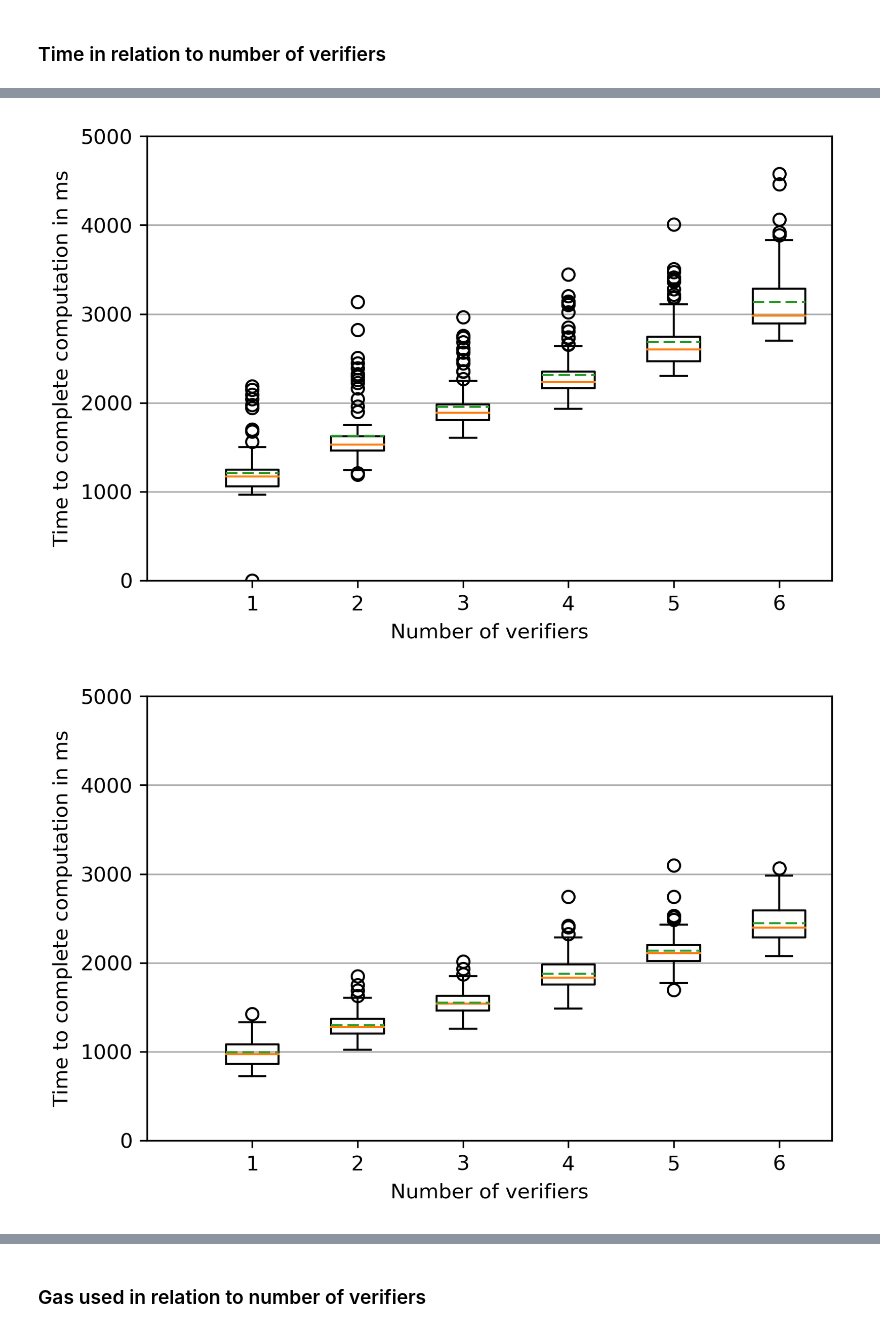
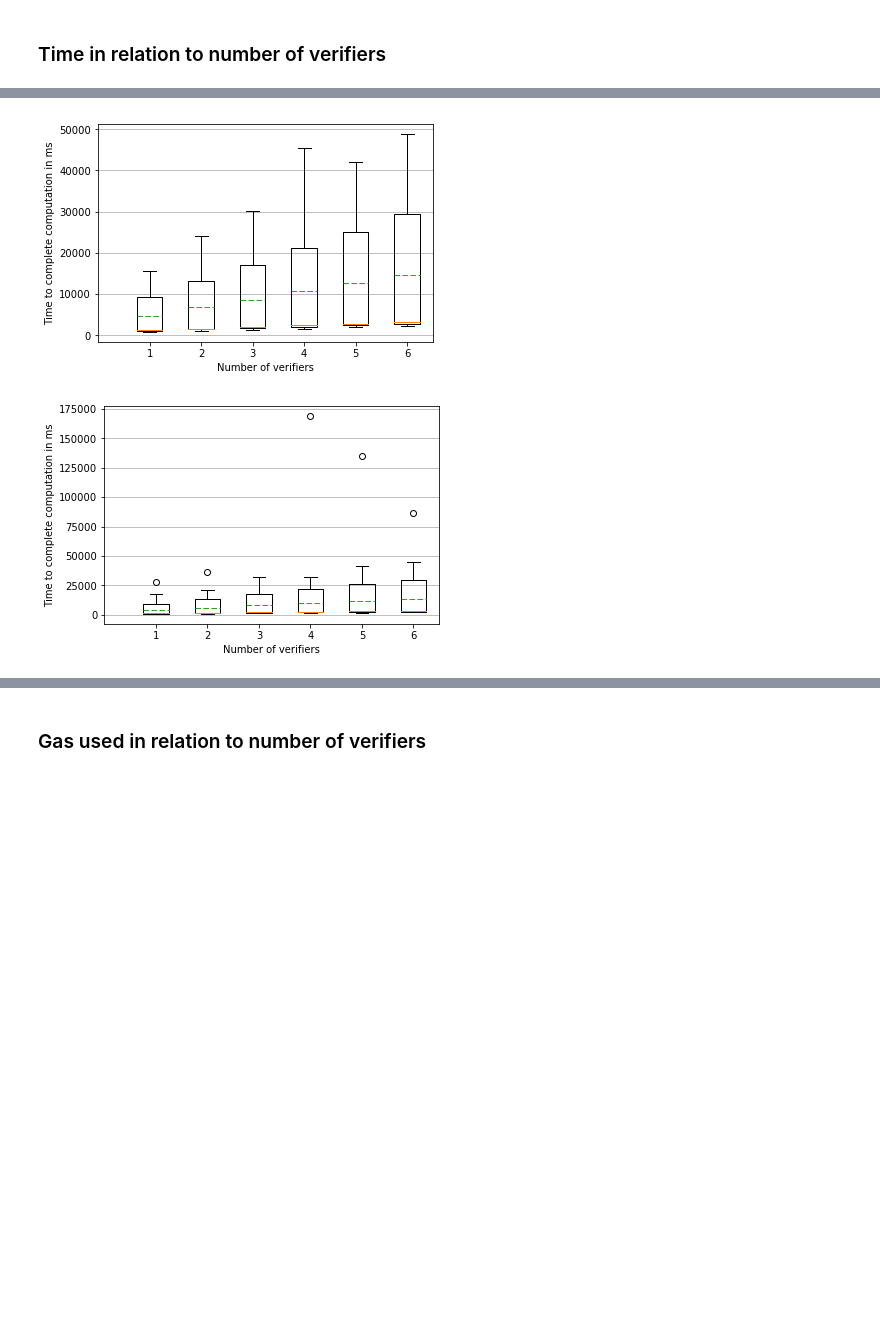
Before and after one commit to nud3l/smart-contract-analysis, a Jupyter notebook: analysis/verifying-computation-analysis.ipynb, the cells around one changed output, grey strips where cells are left out. Saved outputs shown, nothing was run; the diff lists cells and outputs as text; code cells hidden in the pictures; blank space fills up the shorter version.

```diff
--- a/analysis/verifying-computation-analysis.ipynb
+++ b/analysis/verifying-computation-analysis.ipynb
@@ -14,15 +14,14 @@ mpl.rcParams['savefig.dpi'] = 300
 # %% [markdown]
 ### Load data
 # %%
-
 # 30 percent cheaters
-w, h = 100, 6
+w, h = 1000, 6
 time30 = [[0 for x in range(w)] for y in range(h)]
 status30 = [[0 for x in range(w)] for y in range(h)]
 solver30 = [[0 for x in range(w)] for y in range(h)]
 gasUsed30 = [[0 for x in range(w)] for y in range(h)]
 
-with open('../data/30_percent_cheaters.csv', 'rb') as csvfile:
+with open('../data/30_percent_cheaters_1000.csv', 'rb') as csvfile:
     experiment30 = csv.DictReader(csvfile)
     for row in experiment30:
         time30[int(row['Verifiers'])-1][int(row['Run'])] = float(row['Time'])
@@ -31,13 +30,12 @@ with open('../data/30_percent_cheaters.csv', 'rb') as csvfile:
         gasUsed30[int(row['Verifiers'])-1][int(row['Run'])] = int(row['Gas'])
 
 # 50 percent cheaters
-w, h = 100, 6
 time50 = [[0 for x in range(w)] for y in range(h)]
 status50 = [[0 for x in range(w)] for y in range(h)]
 solver50 = [[0 for x in range(w)] for y in range(h)]
 gasUsed50 = [[0 for x in range(w)] for y in range(h)]
 
-with open('../data/50_percent_cheaters.csv', 'rb') as csvfile:
+with open('../data/50_percent_cheaters_1000.csv', 'rb') as csvfile:
     experiment50 = csv.DictReader(csvfile)
     for row in experiment50:
         time50[int(row['Verifiers'])-1][int(row['Run'])] = float(row['Time'])
@@ -46,13 +44,12 @@ with open('../data/50_percent_cheaters.csv', 'rb') as csvfile:
         gasUsed50[int(row['Verifiers'])-1][int(row['Run'])] = int(row['Gas'])
 
 # 70 percent cheaters
-w, h = 100, 6
 time70 = [[0 for x in range(w)] for y in range(h)]
 status70 = [[0 for x in range(w)] for y in range(h)]
 solver70 = [[0 for x in range(w)] for y in range(h)]
 gasUsed70 = [[0 for x in range(w)] for y in range(h)]
 
-with open('../data/70_percent_cheaters.csv', 'rb') as csvfile:
+with open('../data/70_percent_cheaters_1000.csv', 'rb') as csvfile:
     experiment70 = csv.DictReader(csvfile)
     for row in experiment70:
         time70[int(row['Verifiers'])-1][int(row['Run'])] = float(row['Time'])
@@ -76,7 +73,7 @@ axes.set_ylabel('Time to complete computation in ms')
 plt.setp(axes, xticks=[y+1 for y in range(len(time30))],
          xticklabels=xlabels)
 plt.xticks()
-plt.ylim(0, 5000)
+# plt.ylim(0, 5000)
 plt.show()
 
 
@@ -94,8 +91,7 @@ axes.set_ylabel('Time to complete computation in ms')
 plt.setp(axes, xticks=[y+1 for y in range(len(time50))],
          xticklabels=xlabels)
 plt.xticks()
-plt.ylim(0, 5000)
-plt.figure.dpi = 300
+# plt.ylim(0, 5000)
 plt.show()
 
 # 70 percent cheaters
@@ -112,6 +108,6 @@ axes.set_ylabel('Time to complete computation in ms')
 plt.setp(axes, xticks=[y+1 for y in range(len(time70))],
          xticklabels=xlabels)
 plt.xticks()
-plt.ylim(0, 5000)
+# plt.ylim(0, 5000)
 plt.show()
 # %% [output]
@@ -119,5 +115,5 @@ plt.show()
-[figure, old version]
+[figure, new version]
-[figure, old version]
+[figure, new version]
 # %%
 # 30 percent cheaters
 i = 0
```
Also changed, not shown: parts of 8 cells of this notebook.
